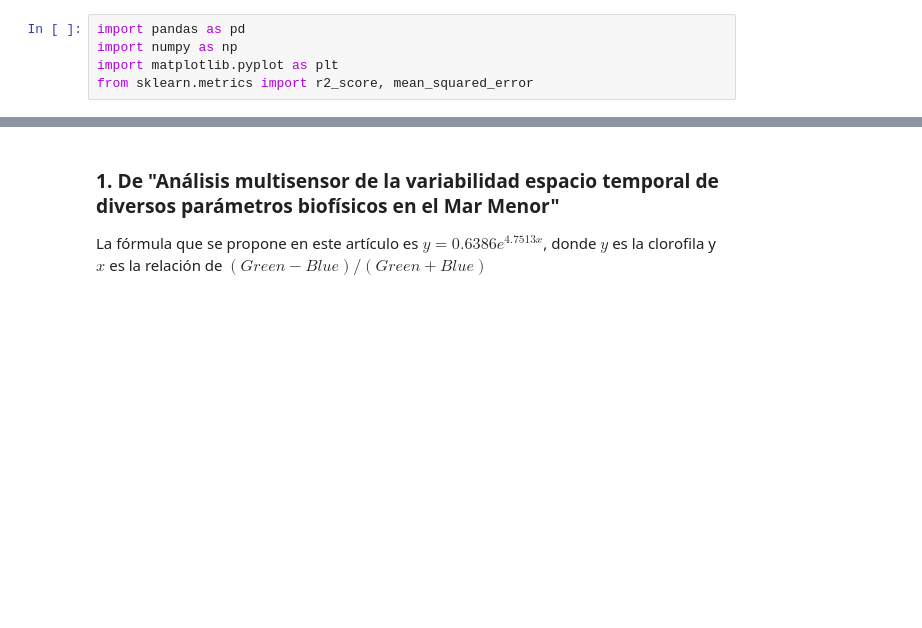
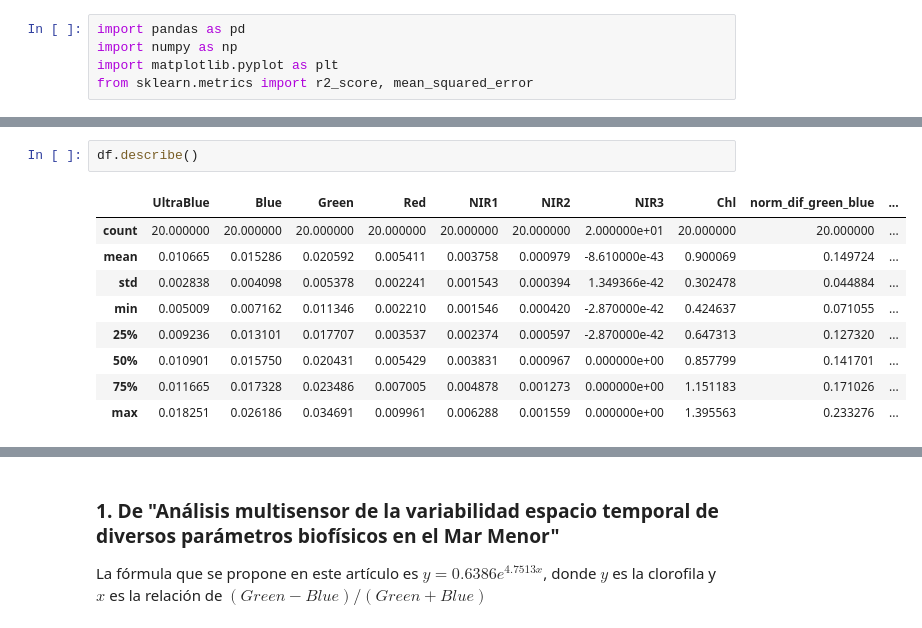
Before and after one commit to Antonio-MI/mar-menor-chl, a Jupyter notebook: Modelos_Clorofila_Related.ipynb, the cells around one changed output, grey strips where cells are left out. Cells and saved outputs as stored; diff of their text form; blank space fills up the shorter version.

```diff
--- a/Modelos_Clorofila_Related.ipynb
+++ b/Modelos_Clorofila_Related.ipynb
@@ -24,3 +26,15 @@ df = df.drop(columns=["Date"]) #df.drop(columns=["Date","Buoy"])
+# %%
+df.describe()
+# %% [output]
+|  | UltraBlue | Blue | Green | Red | NIR1 | NIR2 | NIR3 | Chl | norm_dif_green_blue | ... |
+| count | 20.000000 | 20.000000 | 20.000000 | 20.000000 | 20.000000 | 20.000000 | 2.000000e+01 | 20.000000 | 20.000000 | ... |
+| mean | 0.010665 | 0.015286 | 0.020592 | 0.005411 | 0.003758 | 0.000979 | -8.610000e-43 | 0.900069 | 0.149724 | ... |
+| std | 0.002838 | 0.004098 | 0.005378 | 0.002241 | 0.001543 | 0.000394 | 1.349366e-42 | 0.302478 | 0.044884 | ... |
+| min | 0.005009 | 0.007162 | 0.011346 | 0.002210 | 0.001546 | 0.000420 | -2.870000e-42 | 0.424637 | 0.071055 | ... |
+| 25% | 0.009236 | 0.013101 | 0.017707 | 0.003537 | 0.002374 | 0.000597 | -2.870000e-42 | 0.647313 | 0.127320 | ... |
+| 50% | 0.010901 | 0.015750 | 0.020431 | 0.005429 | 0.003831 | 0.000967 | 0.000000e+00 | 0.857799 | 0.141701 | ... |
+| 75% | 0.011665 | 0.017328 | 0.023486 | 0.007005 | 0.004878 | 0.001273 | 0.000000e+00 | 1.151183 | 0.171026 | ... |
+| max | 0.018251 | 0.026186 | 0.034691 | 0.009961 | 0.006288 | 0.001559 | 0.000000e+00 | 1.395563 | 0.233276 | ... |
 # %%
 df.head(3)
 # %% [output]
```
Also changed, not shown: parts of 12 cells of this notebook, 8 other files.
